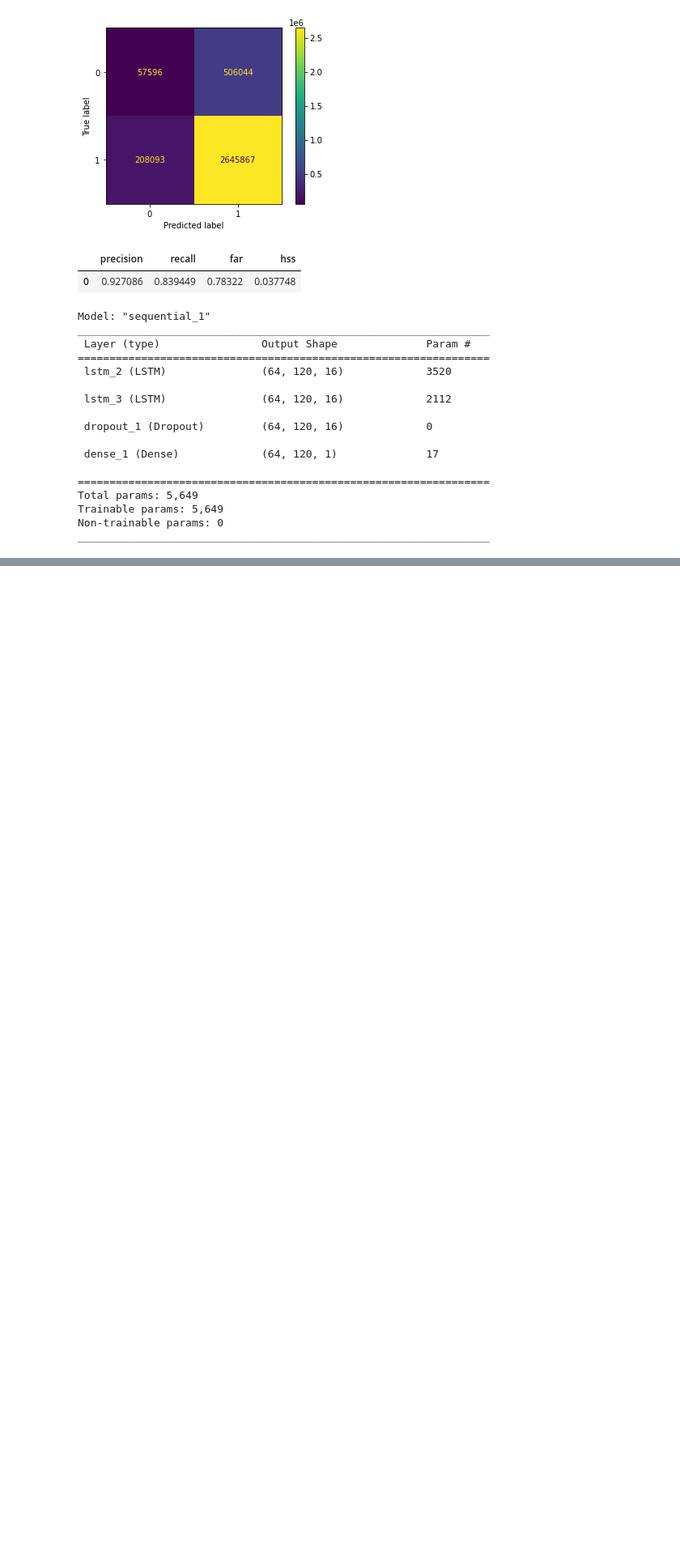
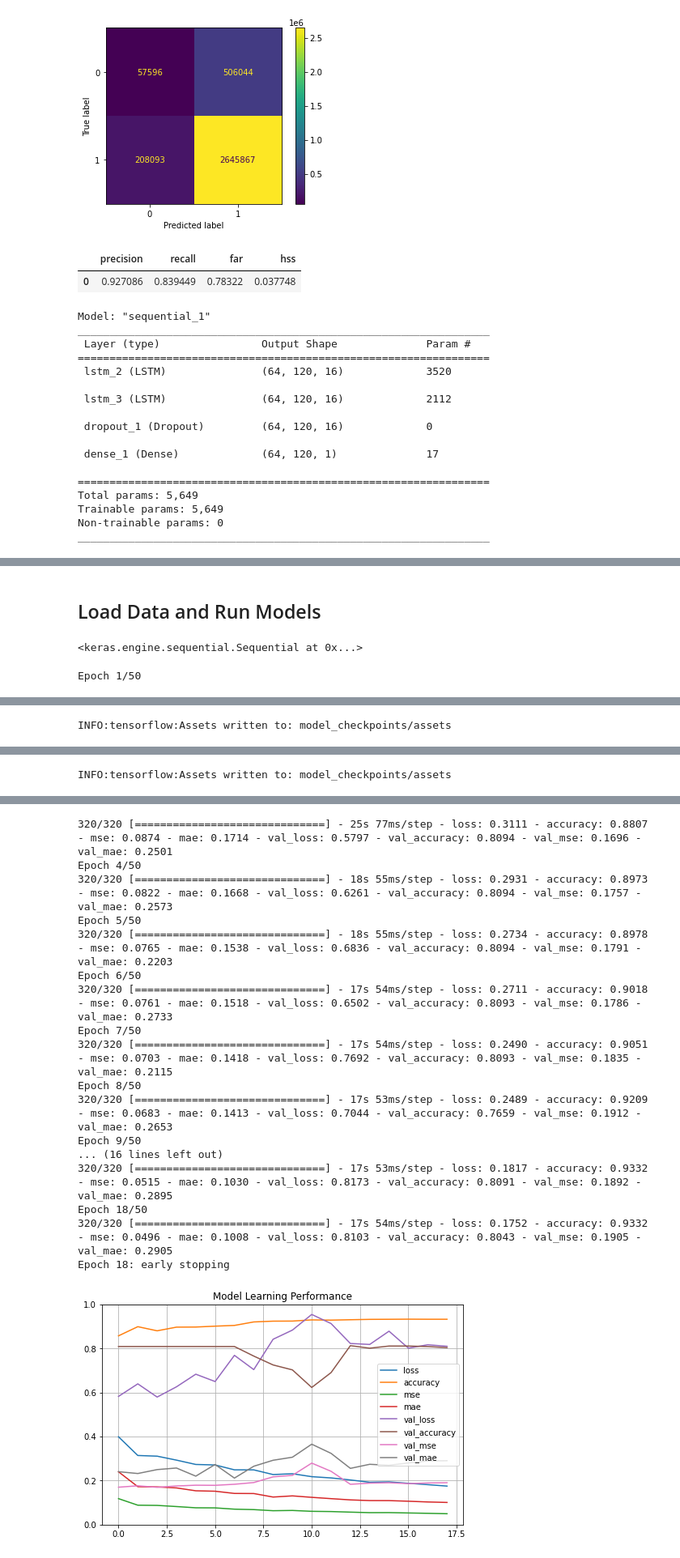
Before and after one commit to kbarbre/DS6050-SolarFlarePrediction, a Jupyter notebook: ColabNotebook_ModelPipeline.ipynb, the cells around one changed output, grey strips where cells are left out. Shown at 81% size. Saved outputs shown, nothing was run; the diff lists cells and outputs as text; code cells hidden in the pictures; blank space fills up the shorter version.

Commit message:
Added results for model using only magnetic field parameters

```diff
--- a/ColabNotebook_ModelPipeline.ipynb
+++ b/ColabNotebook_ModelPipeline.ipynb
@@ -272,0 +345,7 @@ _________________________________________________________________
+# %% [markdown]
+## Load Data and Run Models
+# %%
+data2014_mf = np.load("data_2014.npy")
+labels2014_mf = np.load("labels_2014.npy")
+# %%
+mf_model = SolarLSTM(data2014_mf, labels2014_mf, "./", 24)
@@ -272,0 +354,8 @@ _________________________________________________________________
+# %%
+mf_model.model
+# %% [output]
+<keras.engine.sequential.Sequential at 0x...>
+# %%
+history=mf_model.fit()
+# %% [output]
+Epoch 1/50
@@ -272,0 +363 @@ _________________________________________________________________
+INFO:tensorflow:Assets written to: model_checkpoints/assets
@@ -272,0 +372 @@ _________________________________________________________________
+INFO:tensorflow:Assets written to: model_checkpoints/assets
@@ -272,0 +376,18 @@ _________________________________________________________________
+320/320 [==============================] - 25s 77ms/step - loss: 0.3111 - accuracy: 0.8807 - mse: 0.0874 - mae: 0.1714 - val_loss: 0.5797 - val_accuracy: 0.8094 - val_mse: 0.1696 - val_mae: 0.2501
+Epoch 4/50
+320/320 [==============================] - 18s 55ms/step - loss: 0.2931 - accuracy: 0.8973 - mse: 0.0822 - mae: 0.1668 - val_loss: 0.6261 - val_accuracy: 0.8094 - val_mse: 0.1757 - val_mae: 0.2573
+Epoch 5/50
+320/320 [==============================] - 18s 55ms/step - loss: 0.2734 - accuracy: 0.8978 - mse: 0.0765 - mae: 0.1538 - val_loss: 0.6836 - val_accuracy: 0.8094 - val_mse: 0.1791 - val_mae: 0.2203
+Epoch 6/50
+320/320 [==============================] - 17s 54ms/step - loss: 0.2711 - accuracy: 0.9018 - mse: 0.0761 - mae: 0.1518 - val_loss: 0.6502 - val_accuracy: 0.8093 - val_mse: 0.1786 - val_mae: 0.2733
+Epoch 7/50
+320/320 [==============================] - 17s 54ms/step - loss: 0.2490 - accuracy: 0.9051 - mse: 0.0703 - mae: 0.1418 - val_loss: 0.7692 - val_accuracy: 0.8093 - val_mse: 0.1835 - val_mae: 0.2115
+Epoch 8/50
+320/320 [==============================] - 17s 53ms/step - loss: 0.2489 - accuracy: 0.9209 - mse: 0.0683 - mae: 0.1413 - val_loss: 0.7044 - val_accuracy: 0.7659 - val_mse: 0.1912 - val_mae: 0.2653
+Epoch 9/50
+... (16 lines left out)
+320/320 [==============================] - 17s 53ms/step - loss: 0.1817 - accuracy: 0.9332 - mse: 0.0515 - mae: 0.1030 - val_loss: 0.8173 - val_accuracy: 0.8091 - val_mse: 0.1892 - val_mae: 0.2895
+Epoch 18/50
+320/320 [==============================] - 17s 54ms/step - loss: 0.1752 - accuracy: 0.9332 - mse: 0.0496 - mae: 0.1008 - val_loss: 0.8103 - val_accuracy: 0.8043 - val_mse: 0.1905 - val_mae: 0.2905
+Epoch 18: early stopping
+[figure, added]
```
Also changed, not shown: parts of 28 cells of this notebook.
